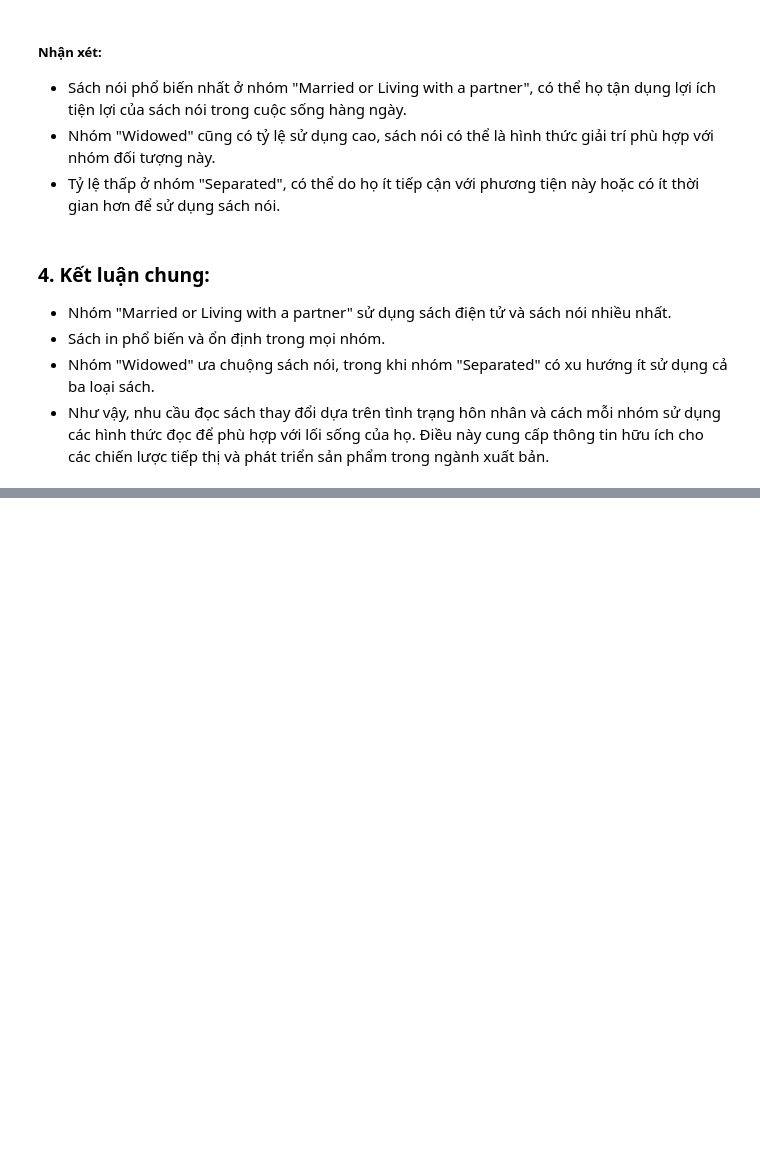
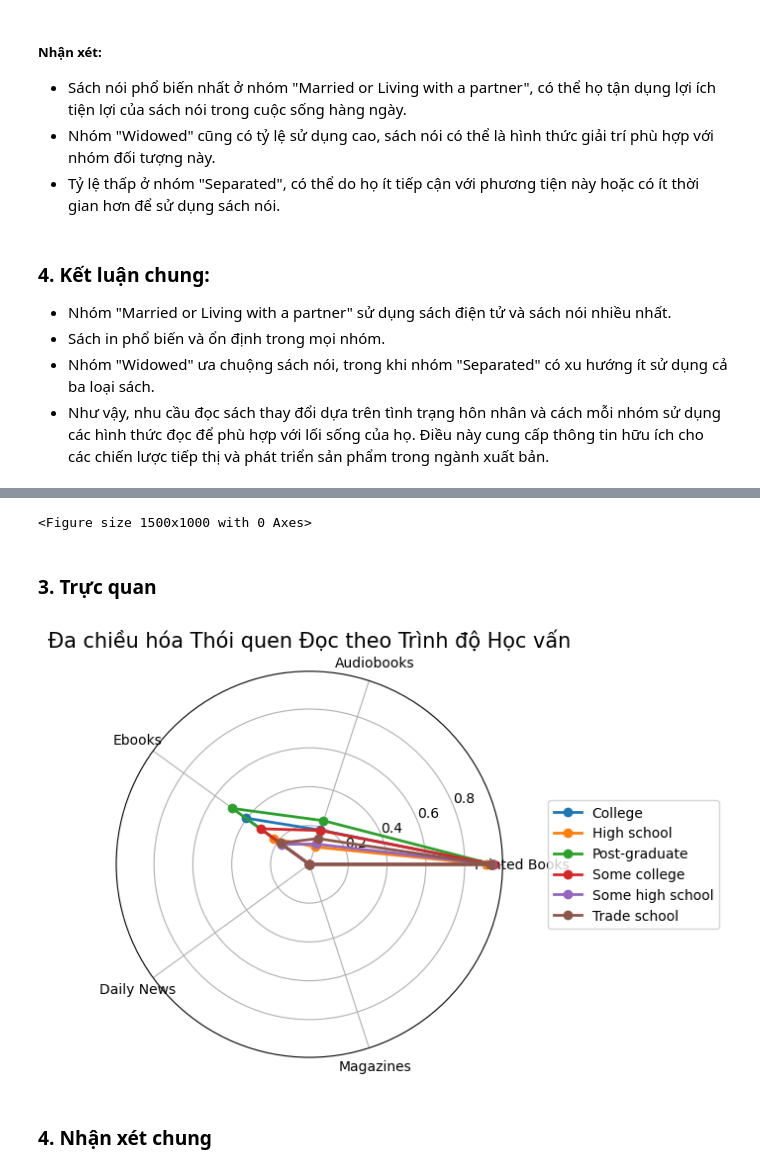
Before and after one commit to neyngnn/LTKHDL, a Jupyter notebook: notebook/Eda.ipynb, the cells around one changed output, grey strips where cells are left out. Cells and saved outputs as stored; diff of their text form; code cells hidden in the pictures; blank space fills up the shorter version.

```diff
--- a/notebook/Eda.ipynb
+++ b/notebook/Eda.ipynb
@@ -468,0 +494,11 @@ plt.show()
+# %%
+# 1. Tạo chỉ số tổng hợp về khẩu vị đọc
+df['reading_diversity_score'] = (
+        (df['read_printed_books_last_12m'] == 1).astype(int) +
+        (df['read_audiobooks_last_12m'] == 1).astype(int) +
+        (df['read_ebooks_last_12m'] == 1).astype(int) +
+        (df['read_daily_news'] == 1).astype(int) +
+        (df['read_magazines_journals'] == 1).astype(int)
+    )
+# %% [output]
+<Figure size 1500x1000 with 0 Axes>
@@ -468,0 +508,39 @@ plt.show()
+# %%
+# Chuẩn hóa dữ liệu để vẽ biểu đồ radar
+categories = ['Printed Books', 'Audiobooks', 'Ebooks', 'Daily News', 'Magazines']
+# %%
+def normalize_reading(series):
+    return (series == 1).astype(float).mean()
+# %%
+# Tạo dữ liệu cho từng nhóm
+reading_by_education = df.groupby('education').agg({
+        'read_printed_books_last_12m': normalize_reading,
+        'read_audiobooks_last_12m': normalize_reading,
+        'read_ebooks_last_12m': normalize_reading,
+        'read_daily_news': normalize_reading,
+        'read_magazines_journals': normalize_reading
+    })
+# %% [markdown]
+### 3. Trực quan
+# %%
+    # Vẽ biểu đồ radar
+angles = np.linspace(0, 2*np.pi, len(categories), endpoint=False)
+angles = np.concatenate((angles, [angles[0]]))
+
+plt.subplot(polar=True)
+for idx, education in enumerate(reading_by_education.index):
+        values = reading_by_education.loc[education].values
+        values = np.concatenate((values, [values[0]]))
+
+        plt.polar(angles, values, 'o-', linewidth=2,
+                  label=f'{education}')
+
+plt.thetagrids(angles[:-1] * 180/np.pi, categories)
+plt.title('Đa chiều hóa Thói quen Đọc theo Trình độ Học vấn', size=15)
+plt.legend(loc='center left', bbox_to_anchor=(1.1, 0.5))
+plt.tight_layout()
+plt.show()
+# %% [output]
+[figure, added]
+# %% [markdown]
+### 4. Nhận xét chung
```
Also changed, not shown: parts of 19 cells of this notebook.
